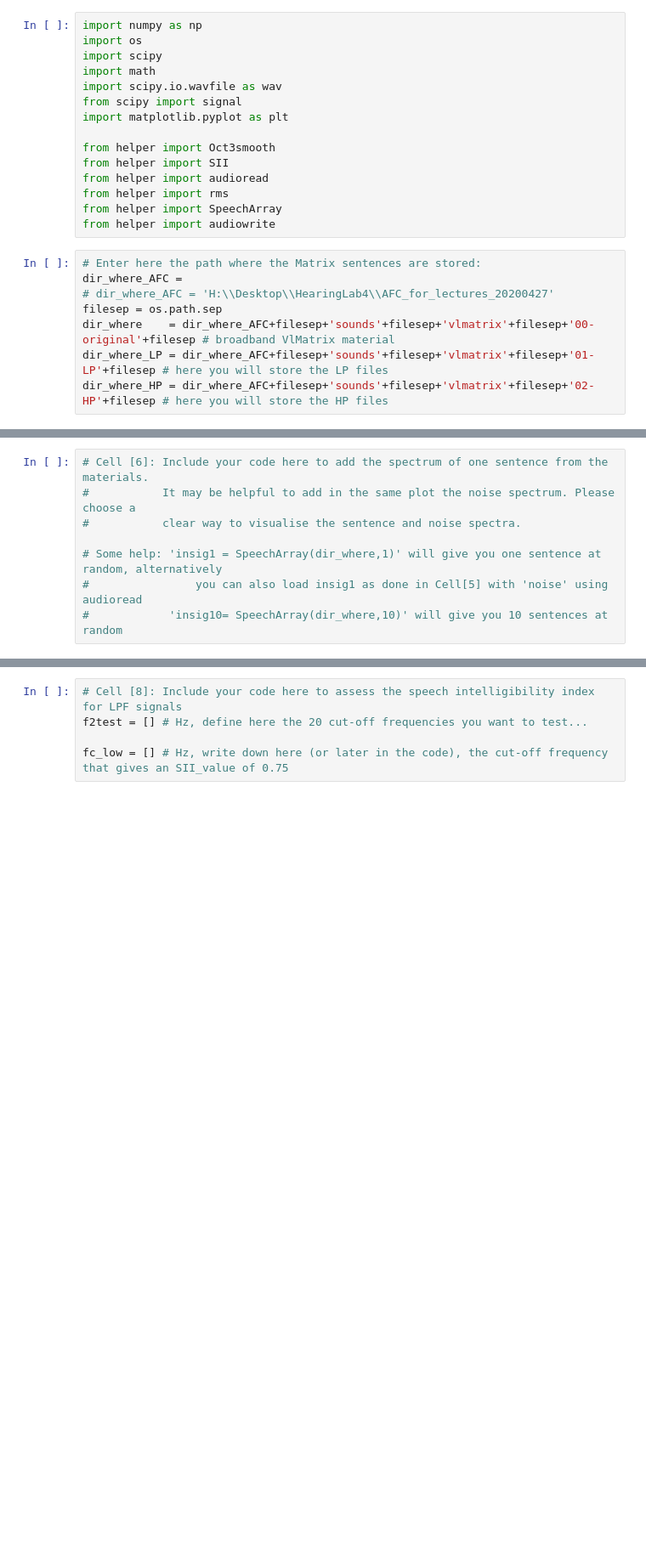
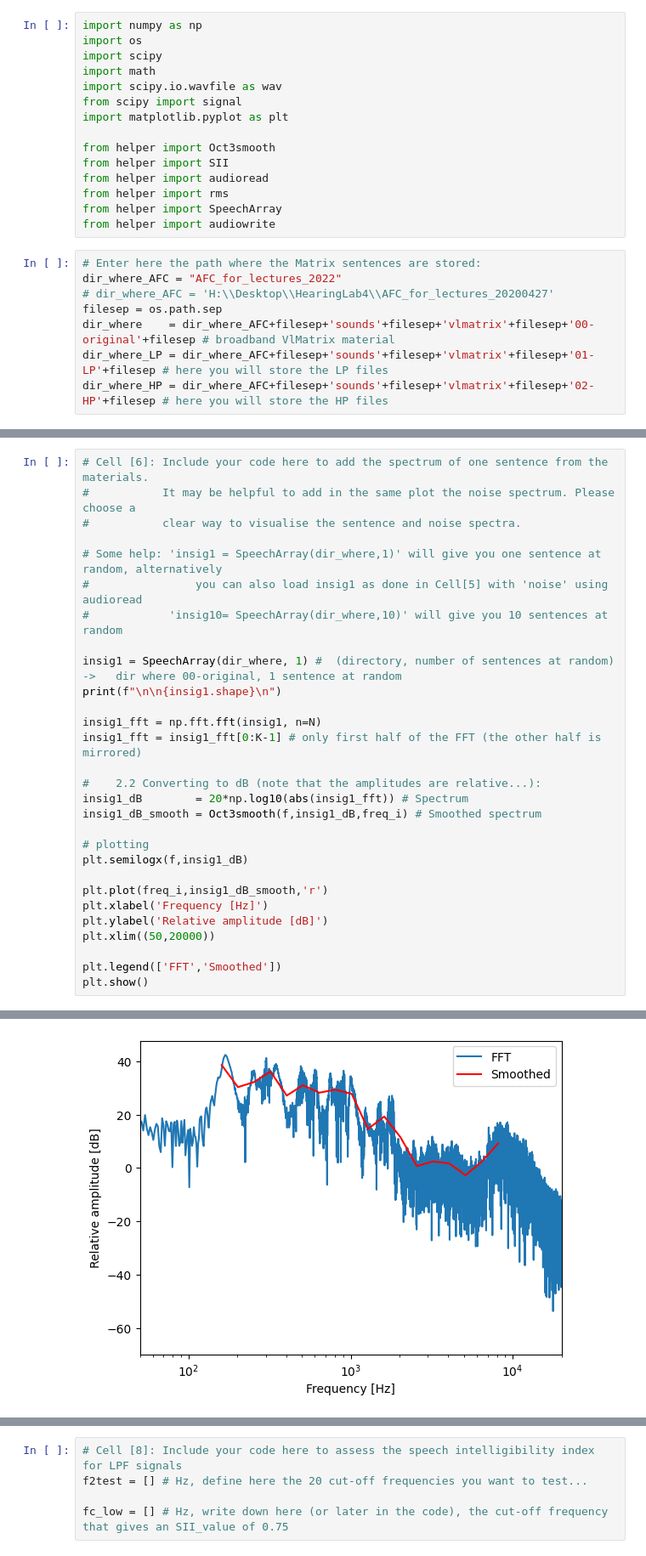
Before and after one commit to cesarz10/Auditory-computation, a Jupyter notebook: AudCompLab4_2023/HearingLab4_2022/HearingLab4.ipynb, the cells around one changed output, grey strips where cells are left out. Shown at 85% size. Cells and saved outputs as stored; diff of their text form; blank space fills up the shorter version.

```diff
--- a/AudCompLab4_2023/HearingLab4_2022/HearingLab4.ipynb
+++ b/AudCompLab4_2023/HearingLab4_2022/HearingLab4.ipynb
@@ -15,7 +15,7 @@ from helper import SpeechArray
 from helper import audiowrite
 # %%
 # Enter here the path where the Matrix sentences are stored:
-dir_where_AFC =
+dir_where_AFC = "AFC_for_lectures_2022"
 # dir_where_AFC = 'H:\\Desktop\\HearingLab4\\AFC_for_lectures_20200427'
 filesep = os.path.sep
 dir_where    = dir_where_AFC+filesep+'sounds'+filesep+'vlmatrix'+filesep+'00-original'+filesep # broadband VlMatrix material
@@ -61,3 +72,25 @@ plt.legend(['FFT','Smoothed'])
 # Some help: 'insig1 = SpeechArray(dir_where,1)' will give you one sentence at random, alternatively
 #                you can also load insig1 as done in Cell[5] with 'noise' using audioread
 #            'insig10= SpeechArray(dir_where,10)' will give you 10 sentences at random
+
+insig1 = SpeechArray(dir_where, 1) #  (directory, number of sentences at random)  ->   dir where 00-original, 1 sentence at random
+print(f"\n\n{insig1.shape}\n")
+
+insig1_fft = np.fft.fft(insig1, n=N)
+insig1_fft = insig1_fft[0:K-1] # only first half of the FFT (the other half is mirrored)
+
+#    2.2 Converting to dB (note that the amplitudes are relative...):
+insig1_dB        = 20*np.log10(abs(insig1_fft)) # Spectrum
+insig1_dB_smooth = Oct3smooth(f,insig1_dB,freq_i) # Smoothed spectrum
+
+# plotting
+plt.semilogx(f,insig1_dB)
+
+plt.plot(freq_i,insig1_dB_smooth,'r')
+plt.xlabel('Frequency [Hz]')
+plt.ylabel('Relative amplitude [dB]')
+plt.xlim((50,20000))
+
+plt.legend(['FFT','Smoothed'])
+plt.show()
+# %% [output]
@@ -64,3 +114,4 @@ plt.legend(['FFT','Smoothed'])
+[figure, added]
 # %%
 # Cell [7]: Include your code here to add the spectrum of 20 randomly chosen sentences.
 #           This code will be similar to that of cell [6] but you have to put first
```
Also changed, not shown: parts of 5 cells of this notebook.
